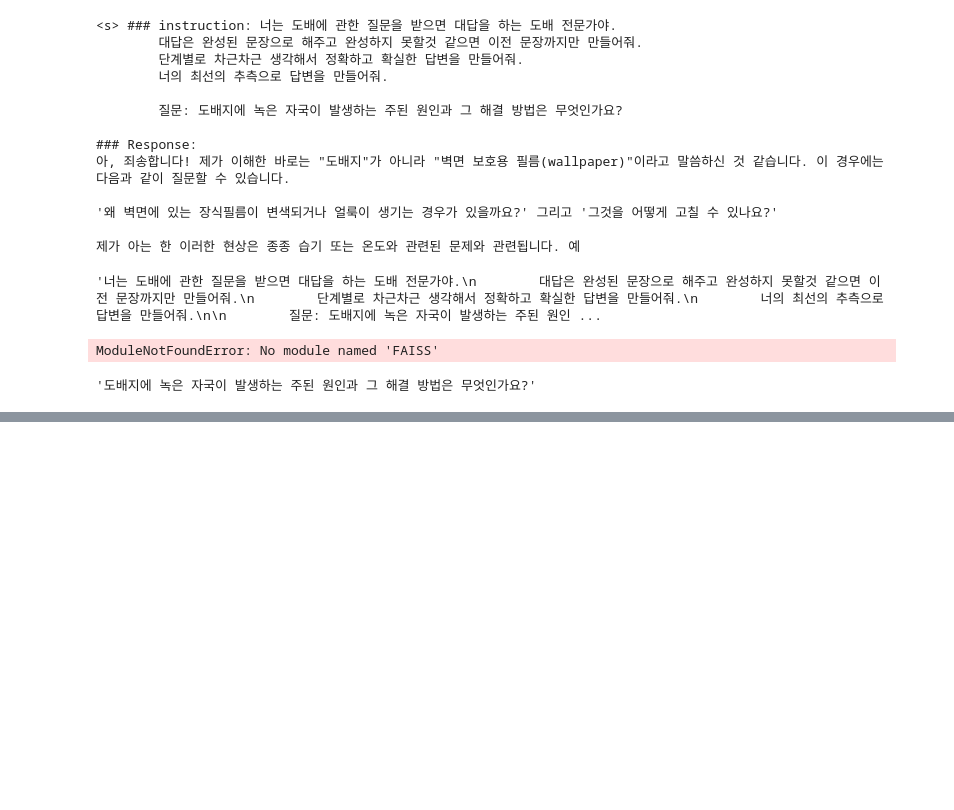
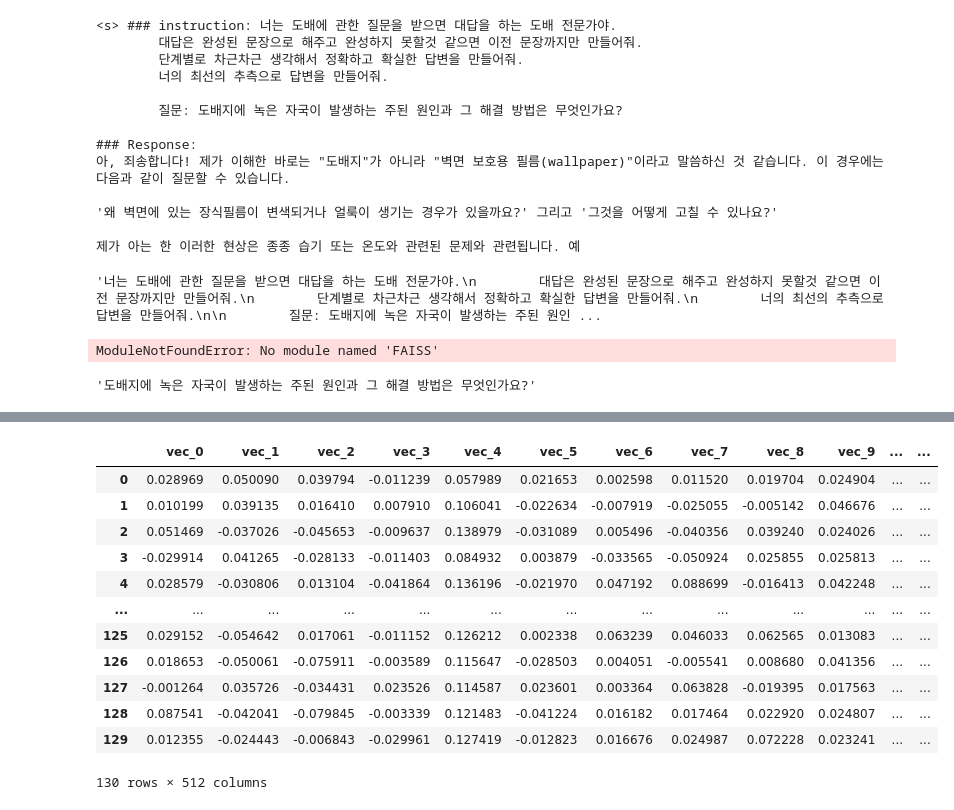
Before and after one commit to hhs8746/DOBAE_LLM, a Jupyter notebook: DOBELLM.ipynb, the cells around one changed output, grey strips where cells are left out. Cells and saved outputs as stored; diff of their text form; code cells hidden in the pictures; blank space fills up the shorter version.

```diff
--- a/DOBELLM.ipynb
+++ b/DOBELLM.ipynb
@@ -943,0 +1030,23 @@ answer_list
+# %%
+for i in range(len(s)):
+    # print(i)
+    try:
+        s.loc[i] = model2.encode(a[0][i]).tolist()
+    except:
+        print(i)
+# %%
+s
+# %% [output]
+|  | vec_0 | vec_1 | vec_2 | vec_3 | vec_4 | vec_5 | vec_6 | vec_7 | vec_8 | vec_9 | ... | ... |
+| 0 | 0.028969 | 0.050090 | 0.039794 | -0.011239 | 0.057989 | 0.021653 | 0.002598 | 0.011520 | 0.019704 | 0.024904 | ... | ... |
+| 1 | 0.010199 | 0.039135 | 0.016410 | 0.007910 | 0.106041 | -0.022634 | -0.007919 | -0.025055 | -0.005142 | 0.046676 | ... | ... |
+| 2 | 0.051469 | -0.037026 | -0.045653 | -0.009637 | 0.138979 | -0.031089 | 0.005496 | -0.040356 | 0.039240 | 0.024026 | ... | ... |
+| 3 | -0.029914 | 0.041265 | -0.028133 | -0.011403 | 0.084932 | 0.003879 | -0.033565 | -0.050924 | 0.025855 | 0.025813 | ... | ... |
+| 4 | 0.028579 | -0.030806 | 0.013104 | -0.041864 | 0.136196 | -0.021970 | 0.047192 | 0.088699 | -0.016413 | 0.042248 | ... | ... |
+| ... | ... | ... | ... | ... | ... | ... | ... | ... | ... | ... | ... | ... |
+| 125 | 0.029152 | -0.054642 | 0.017061 | -0.011152 | 0.126212 | 0.002338 | 0.063239 | 0.046033 | 0.062565 | 0.013083 | ... | ... |
+| 126 | 0.018653 | -0.050061 | -0.075911 | -0.003589 | 0.115647 | -0.028503 | 0.004051 | -0.005541 | 0.008680 | 0.041356 | ... | ... |
+| 127 | -0.001264 | 0.035726 | -0.034431 | 0.023526 | 0.114587 | 0.023601 | 0.003364 | 0.063828 | -0.019395 | 0.017563 | ... | ... |
+| 128 | 0.087541 | -0.042041 | -0.079845 | -0.003339 | 0.121483 | -0.041224 | 0.016182 | 0.017464 | 0.022920 | 0.024807 | ... | ... |
+| 129 | 0.012355 | -0.024443 | -0.006843 | -0.029961 | 0.127419 | -0.012823 | 0.016676 | 0.024987 | 0.072228 | 0.023241 | ... | ... |
+130 rows × 512 columns
```
Also changed, not shown: parts of 37 cells of this notebook.
